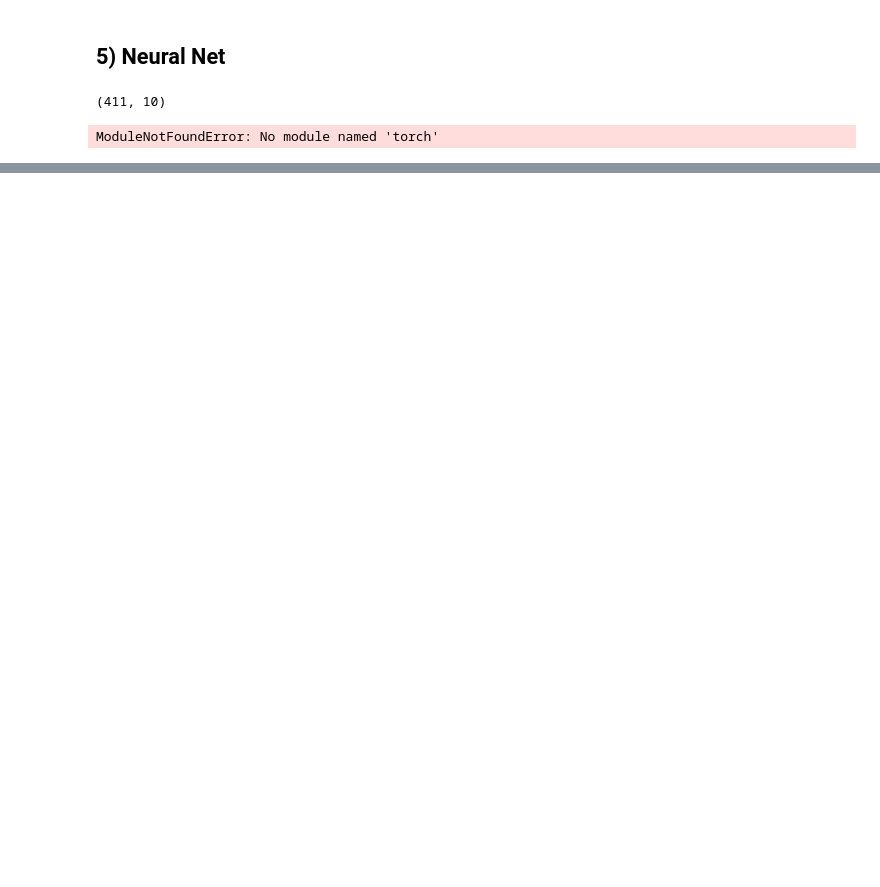
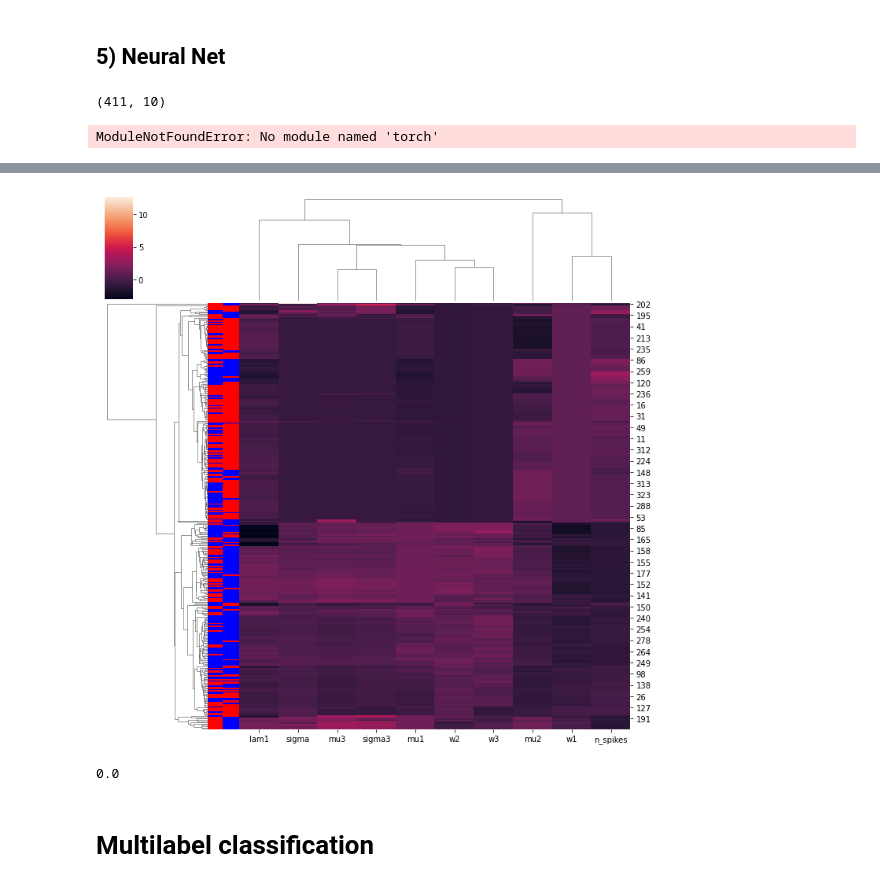
Before and after one commit to rikhy967/PoiProMEA, a Jupyter notebook: Classification.ipynb, the cells around one changed output, grey strips where cells are left out. Drawn from its saved outputs; the diff is of its cells as text; code cells hidden in the pictures; blank space fills up the shorter version.

```diff
--- a/Classification.ipynb
+++ b/Classification.ipynb
@@ -315,0 +502,28 @@ ROC AUC:  0.953
+# %%
+X = dataset_after.drop(['Target','Stimulation'],axis=1)
+
+target = dataset_after['Target']
+stim = dataset_after['Stimulation']
+# %%
+col = X.columns.tolist()
+X = StandardScaler().fit_transform(X)
+
+
+lut = dict(zip(stim.unique(), "rbg"))
+row_colors_stim = stim.map(lut)
+lut = dict(zip(target.unique(), "rbg"))
+row_colors_target = target.map(lut)
+
+row_colors=[row_colors_stim,row_colors_target]
+X = pd.DataFrame(X,columns=col)
+g = sns.clustermap(X,row_colors=row_colors,
+                  method = 'centroid',
+                  metric='euclidean')
+# %% [output]
+[figure, added]
+# %%
+dataset_after.loc[0]['Target']
+# %% [output]
+0.0
+# %% [markdown]
+# Multilabel classification
```
Also changed, not shown: parts of 48 cells of this notebook, 2 other files.
